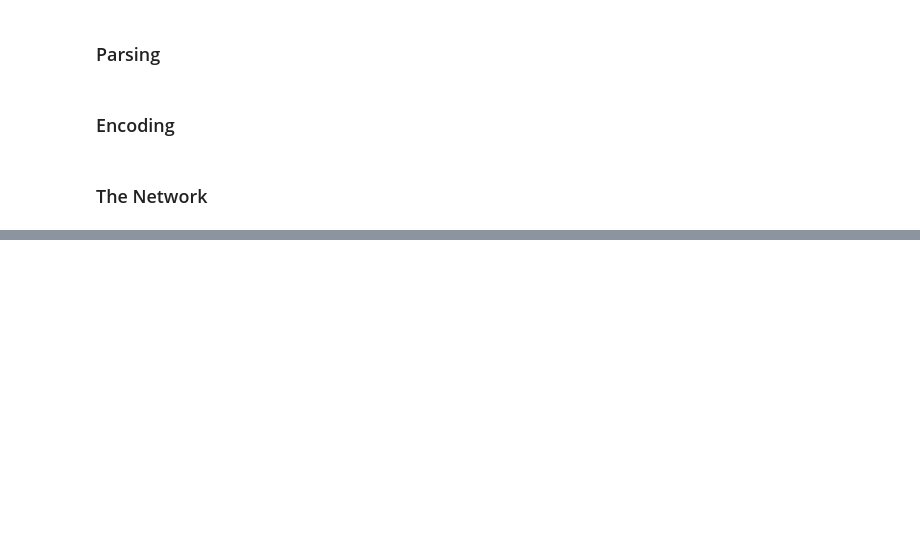
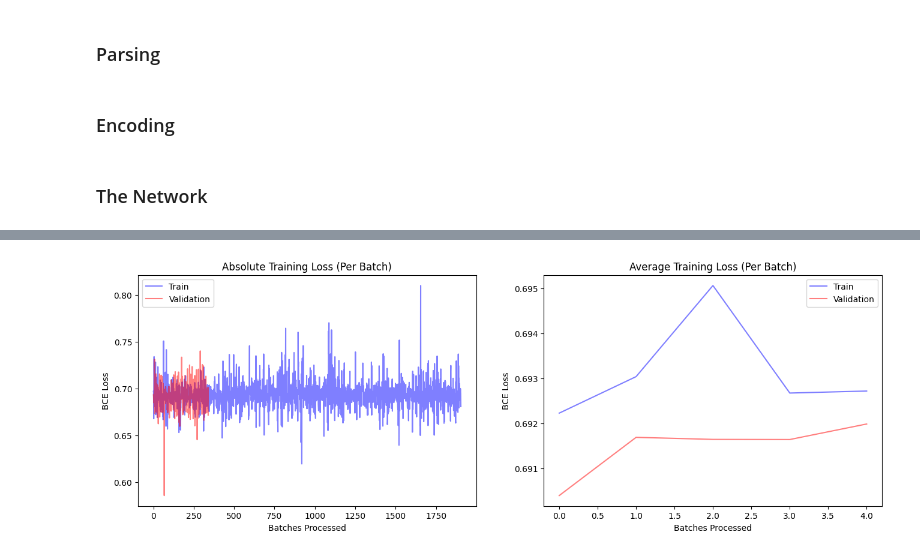
Before and after one commit to skrithick/RNN_sarcasm, a Jupyter notebook: main.ipynb, the cells around one changed output, grey strips where cells are left out. Cells and saved outputs as stored; diff of their text form; code cells hidden in the pictures; blank space fills up the shorter version.

```diff
--- a/main.ipynb
+++ b/main.ipynb
@@ -73,0 +78,8 @@ class SarcasmRNN(nn.Module):
+# %%
+device = torch.device('cuda' if torch.cuda.is_available() else 'cpu')
+# %%
+# plus 2 for padding and unknown
+model = SarcasmRNN(n_words+2).to(device)
+epochs = 5
+criterion = nn.BCEWithLogitsLoss()
+optimizer = torch.optim.Adam(model.parameters(), lr=0.001)
@@ -73,0 +176,22 @@ class SarcasmRNN(nn.Module):
+# %%
+import matplotlib.pyplot as plt
+
+fig, (ax1, ax2) = plt.subplots(1, 2, figsize=(16, 5))
+
+ax1.plot(train_losses['abs'], color='blue', alpha=0.5, label='Train')
+ax1.plot(val_losses['abs'], color='red', alpha=0.5, label='Validation')
+ax1.set_title("Absolute Training Loss (Per Batch)")
+ax1.set_xlabel("Batches Processed")
+ax1.set_ylabel("BCE Loss")
+ax1.legend()
+
+ax2.plot(train_losses['avg'], color='blue', alpha=0.5, label='Train')
+ax2.plot(val_losses['avg'], color='red', alpha=0.5, label='Validation')
+ax2.set_title("Average Training Loss (Per Batch)")
+ax2.set_xlabel("Batches Processed")
+ax2.set_ylabel("BCE Loss")
+ax2.legend()
+
+plt.show()
+# %% [output]
+[figure, added]
```
Also changed, not shown: parts of 5 cells of this notebook, 1 other file.
